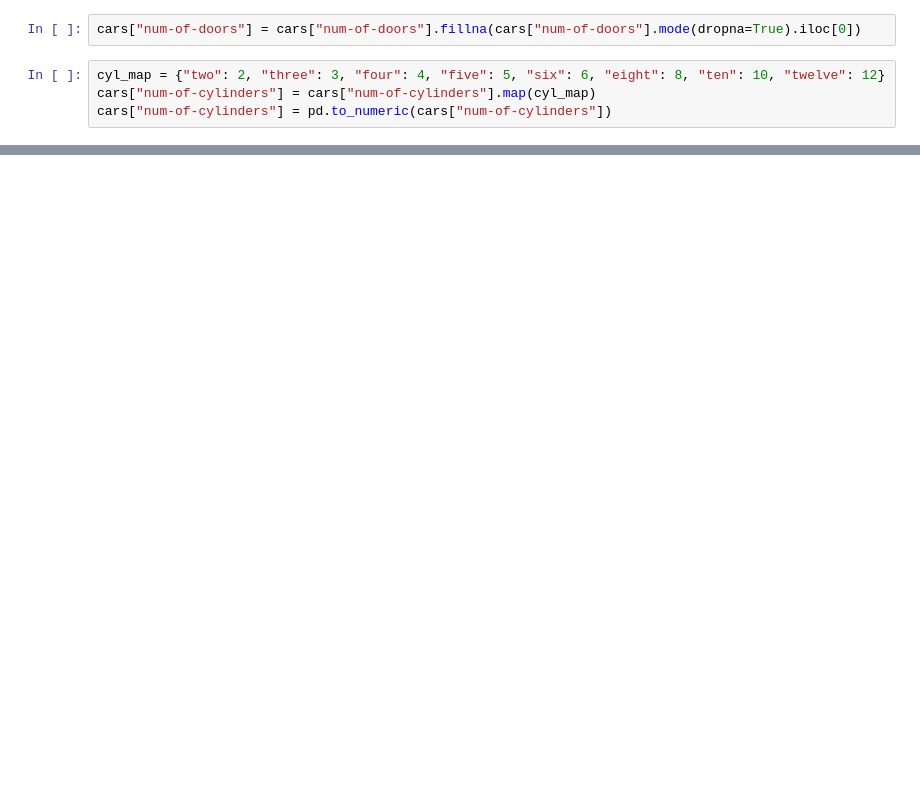
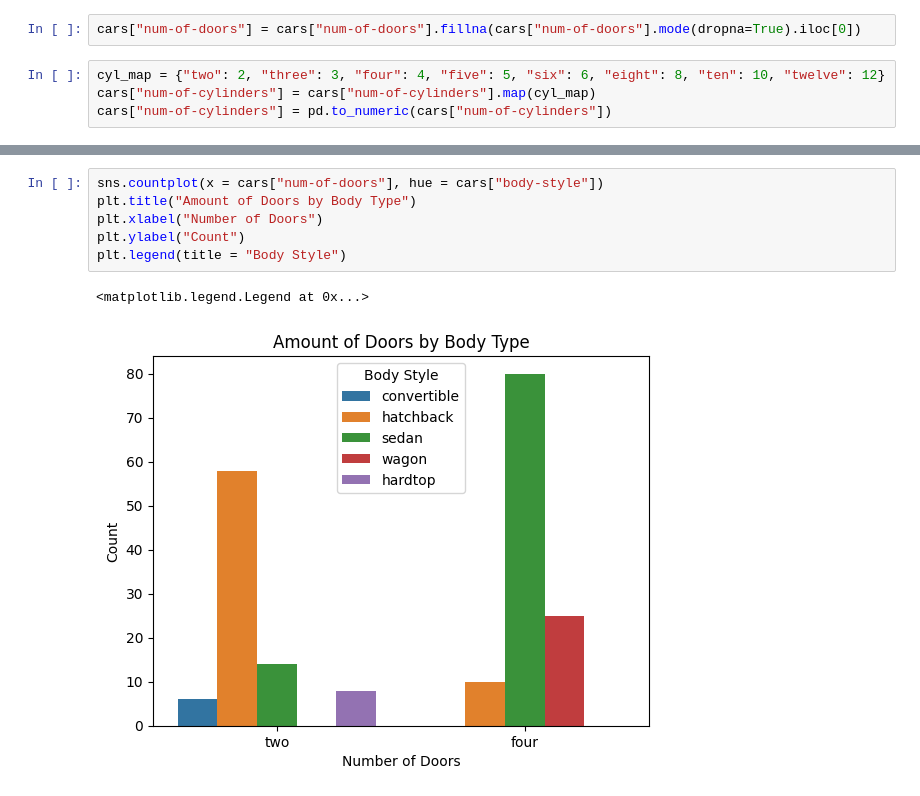
Before and after one commit to A-Tan82/comp_data_science, a Jupyter notebook: ds_classes/Assignment/cars.ipynb, the cells around one changed output, grey strips where cells are left out. Drawn from its saved outputs; the diff is of its cells as text; blank space fills up the shorter version.

```diff
--- a/ds_classes/Assignment/cars.ipynb
+++ b/ds_classes/Assignment/cars.ipynb
@@ -145,0 +88,9 @@ plt.sca
+# %%
+sns.countplot(x = cars["num-of-doors"], hue = cars["body-style"])
+plt.title("Amount of Doors by Body Type")
+plt.xlabel("Number of Doors")
+plt.ylabel("Count")
+plt.legend(title = "Body Style")
+# %% [output]
+<matplotlib.legend.Legend at 0x...>
+[figure, added]
```
Also changed, not shown: parts of 14 cells of this notebook.
